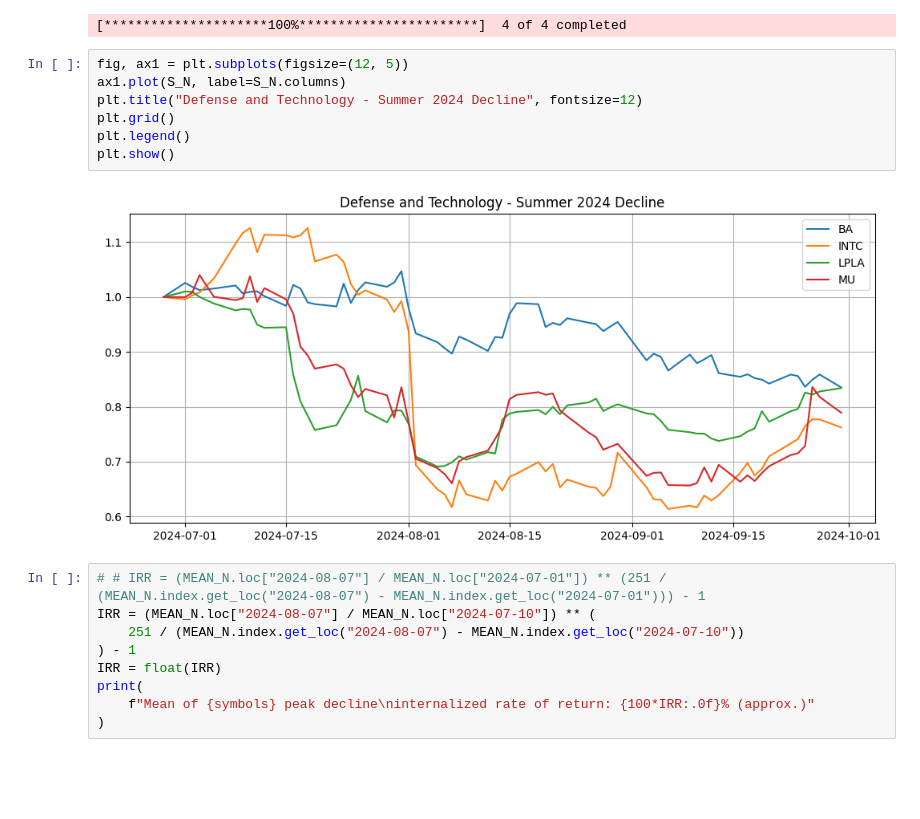
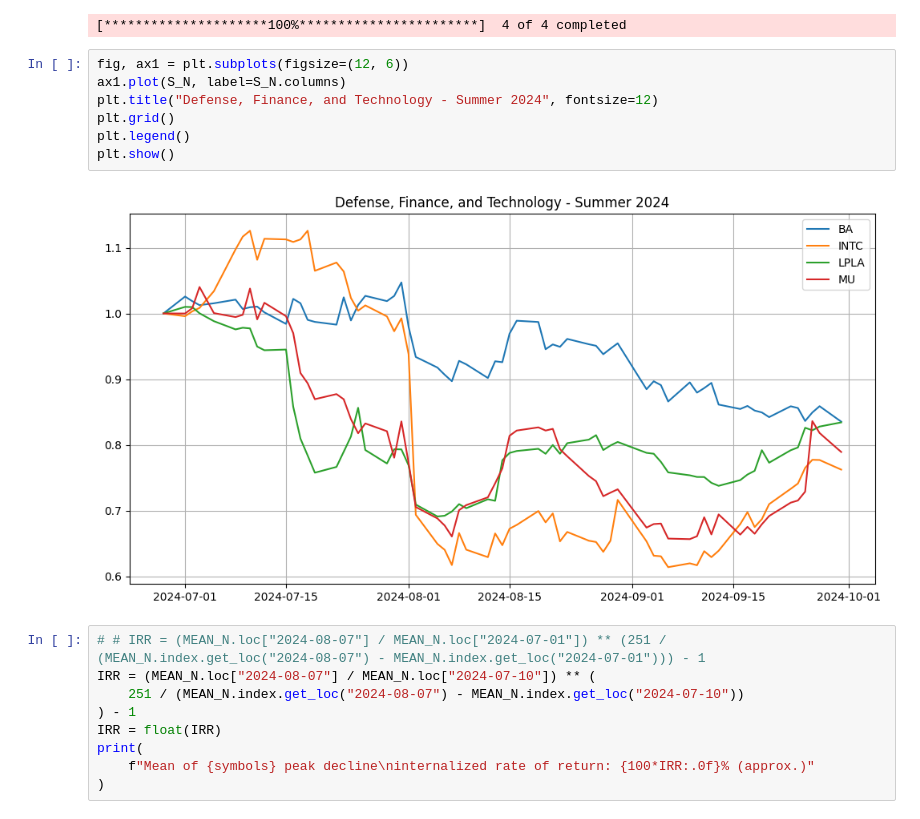
Before and after one commit to abonham499-LPS/finance_revisited, a Jupyter notebook: finance_rev_iii.ipynb, the cells around one changed output. Drawn from its saved outputs; the diff is of its cells as text; blank space fills up the shorter version.

```diff
--- a/finance_rev_iii.ipynb
+++ b/finance_rev_iii.ipynb
@@ -235,14 +247,14 @@ X = MEAN_N.iloc[:N]
 # %% [output]
 [*********************100%***********************]  4 of 4 completed
 # %%
-fig, ax1 = plt.subplots(figsize=(12, 5))
+fig, ax1 = plt.subplots(figsize=(12, 6))
 ax1.plot(S_N, label=S_N.columns)
-plt.title("Defense and Technology - Summer 2024 Decline", fontsize=12)
+plt.title("Defense, Finance, and Technology - Summer 2024", fontsize=12)
 plt.grid()
 plt.legend()
 plt.show()
 # %% [output]
-[figure, old version]
+[figure, new version]
 # %%
 # # IRR = (MEAN_N.loc["2024-08-07"] / MEAN_N.loc["2024-07-01"]) ** (251 / (MEAN_N.index.get_loc("2024-08-07") - MEAN_N.index.get_loc("2024-07-01"))) - 1
 IRR = (MEAN_N.loc["2024-08-07"] / MEAN_N.loc["2024-07-10"]) ** (
```
Also changed, not shown: parts of 5 cells of this notebook.
